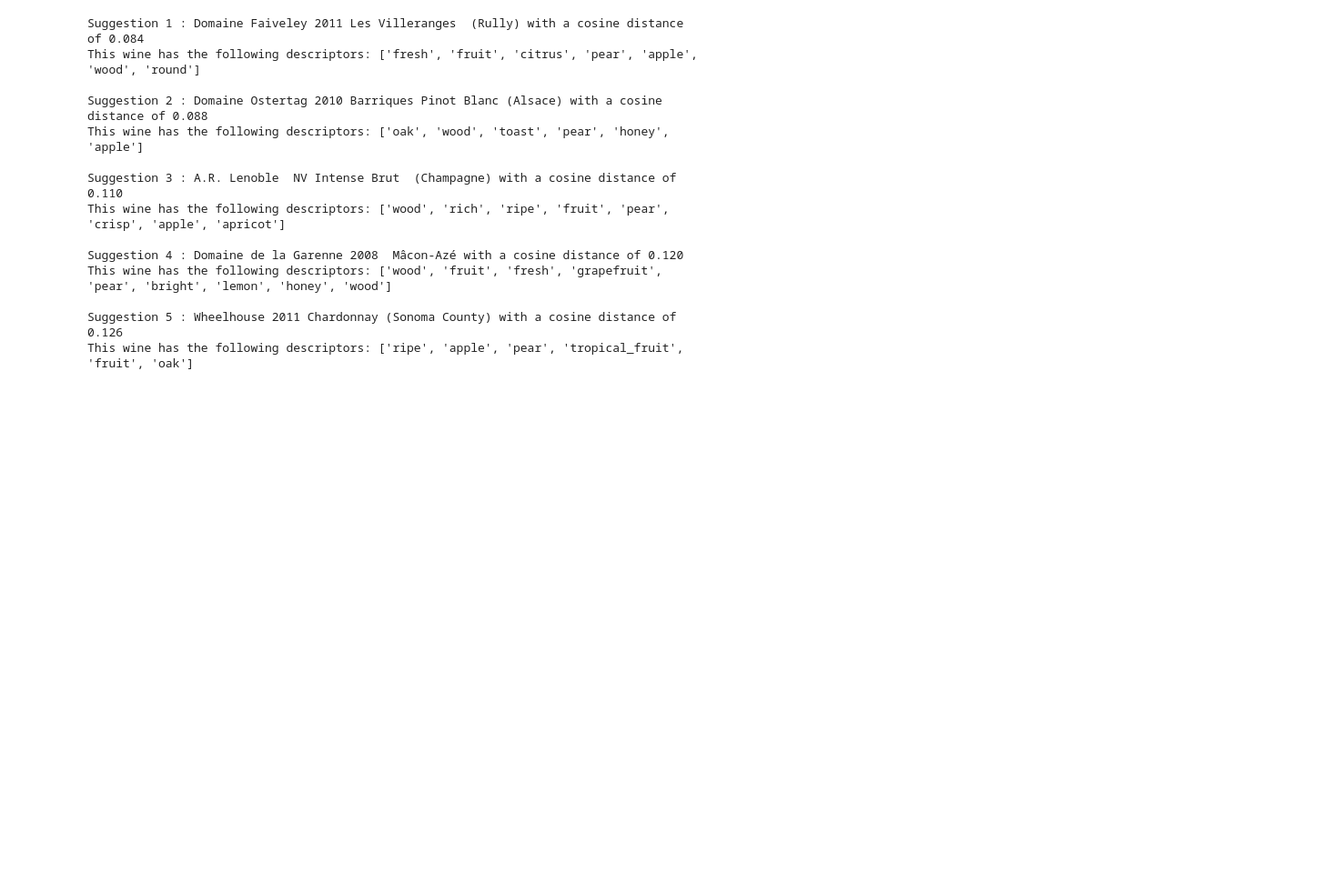
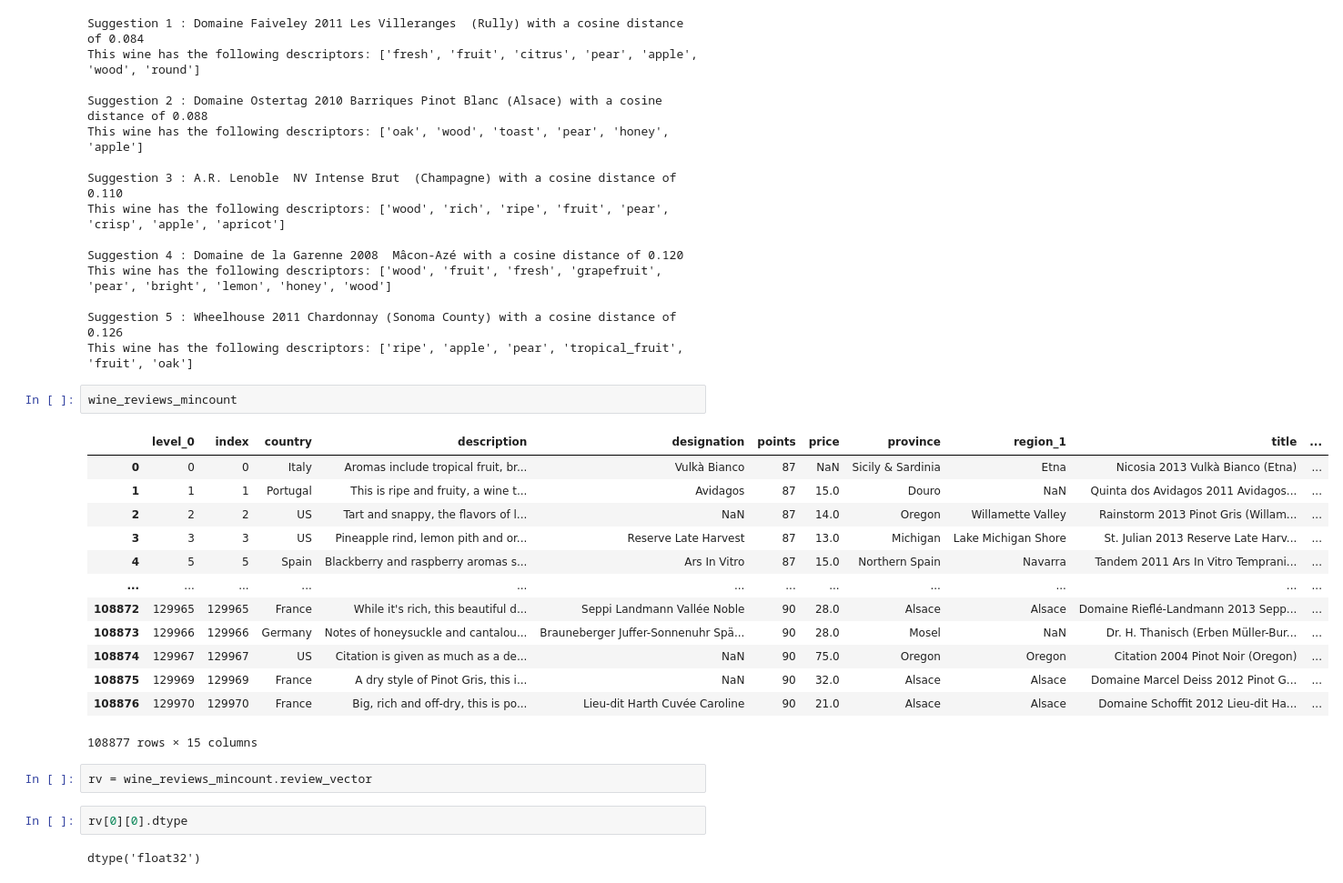
Before and after one commit to JordiSod/bright_toast, a Jupyter notebook: minimal_stuff_to_run.ipynb, the cells around one changed output. Shown at 91% size. Saved outputs shown, nothing was run; the diff lists cells and outputs as text; blank space fills up the shorter version.

```diff
--- a/minimal_stuff_to_run.ipynb
+++ b/minimal_stuff_to_run.ipynb
@@ -68,3 +70,25 @@ This wine has the following descriptors: ['wood', 'fruit', 'fresh', 'grapefruit'
 
 Suggestion 5 : Wheelhouse 2011 Chardonnay (Sonoma County) with a cosine distance of 0.126
 This wine has the following descriptors: ['ripe', 'apple', 'pear', 'tropical_fruit', 'fruit', 'oak']
+# %%
+wine_reviews_mincount
+# %% [output]
+|  | level_0 | index | country | description | designation | points | price | province | region_1 | title | ... |
+| 0 | 0 | 0 | Italy | Aromas include tropical fruit, br... | Vulkà Bianco | 87 | NaN | Sicily & Sardinia | Etna | Nicosia 2013 Vulkà Bianco (Etna) | ... |
+| 1 | 1 | 1 | Portugal | This is ripe and fruity, a wine t... | Avidagos | 87 | 15.0 | Douro | NaN | Quinta dos Avidagos 2011 Avidagos... | ... |
+| 2 | 2 | 2 | US | Tart and snappy, the flavors of l... | NaN | 87 | 14.0 | Oregon | Willamette Valley | Rainstorm 2013 Pinot Gris (Willam... | ... |
+| 3 | 3 | 3 | US | Pineapple rind, lemon pith and or... | Reserve Late Harvest | 87 | 13.0 | Michigan | Lake Michigan Shore | St. Julian 2013 Reserve Late Harv... | ... |
+| 4 | 5 | 5 | Spain | Blackberry and raspberry aromas s... | Ars In Vitro | 87 | 15.0 | Northern Spain | Navarra | Tandem 2011 Ars In Vitro Temprani... | ... |
+| ... | ... | ... | ... | ... | ... | ... | ... | ... | ... | ... | ... |
+| 108872 | 129965 | 129965 | France | While it's rich, this beautiful d... | Seppi Landmann Vallée Noble | 90 | 28.0 | Alsace | Alsace | Domaine Rieflé-Landmann 2013 Sepp... | ... |
+| 108873 | 129966 | 129966 | Germany | Notes of honeysuckle and cantalou... | Brauneberger Juffer-Sonnenuhr Spä... | 90 | 28.0 | Mosel | NaN | Dr. H. Thanisch (Erben Müller-Bur... | ... |
+| 108874 | 129967 | 129967 | US | Citation is given as much as a de... | NaN | 90 | 75.0 | Oregon | Oregon | Citation 2004 Pinot Noir (Oregon) | ... |
+| 108875 | 129969 | 129969 | France | A dry style of Pinot Gris, this i... | NaN | 90 | 32.0 | Alsace | Alsace | Domaine Marcel Deiss 2012 Pinot G... | ... |
+| 108876 | 129970 | 129970 | France | Big, rich and off-dry, this is po... | Lieu-dit Harth Cuvée Caroline | 90 | 21.0 | Alsace | Alsace | Domaine Schoffit 2012 Lieu-dit Ha... | ... |
+108877 rows × 15 columns
+# %%
+rv = wine_reviews_mincount.review_vector
+# %%
+rv[0][0].dtype
+# %% [output]
+dtype('float32')
```
Also changed, not shown: parts of 9 cells of this notebook.
